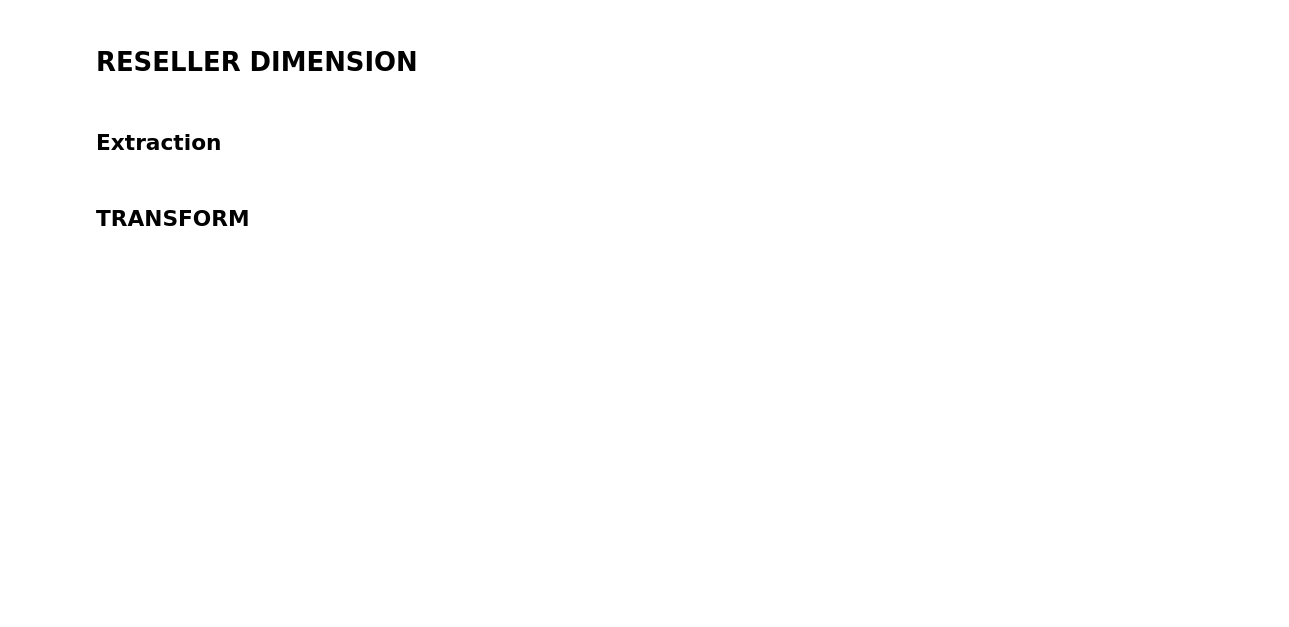
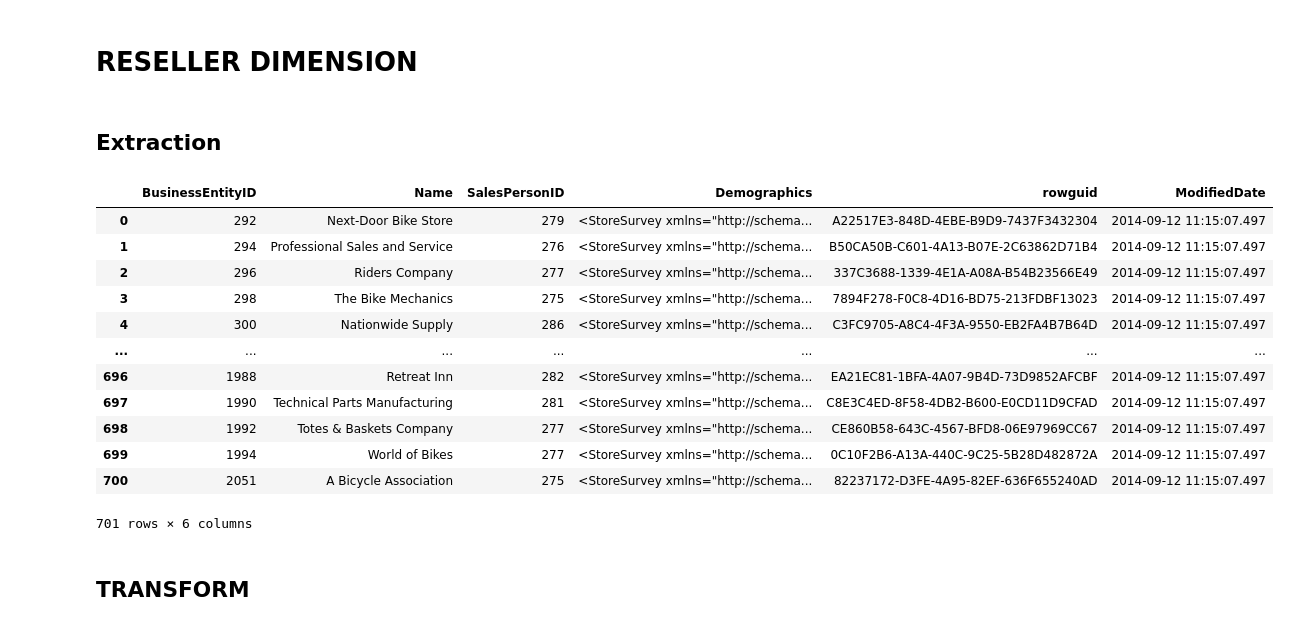
Before and after one commit to paulrojasg/data_science_part_4, a Jupyter notebook: DimReseller.ipynb, the cells around one changed output. Cells and saved outputs as stored; diff of their text form; code cells hidden in the pictures; blank space fills up the shorter version.

```diff
--- a/DimReseller.ipynb
+++ b/DimReseller.ipynb
@@ -10,12 +10,29 @@ db_op, db_etl = connect_databases()
 # %%
 
 store = pd.read_sql_query('SELECT * FROM [Sales].[Store]', db_op)
 store_demographics = pd.read_sql_query('SELECT * FROM [Sales].[vStoreWithDemographics]', db_op)
 person_phone = pd.read_sql_query('SELECT * FROM [Person].[PersonPhone]', db_op)
 sales_person = pd.read_sql_query('SELECT * FROM [Sales].[SalesPerson]', db_op)
 dim_geography = pd.read_sql_query('SELECT * FROM "DimGeography"', db_etl)
 address = pd.read_sql_query('SELECT AddressID, AddressLine1, AddressLine2 FROM [Person].[Address]', db_op)
 business_entity_address = pd.read_sql_query('SELECT * FROM [Person].[BusinessEntityAddress]', db_op)
+sales_order_header = pd.read_sql_query('SELECT SalesOrderID,OrderDate,CustomerID FROM [Sales].[SalesOrderHeader] WHERE OnlineOrderFlag = 0', db_op)
+customer = pd.read_sql_query('SELECT CustomerID,StoreID FROM [Sales].[Customer]', db_op)
+store
+# %% [output]
+|  | BusinessEntityID | Name | SalesPersonID | Demographics | rowguid | ModifiedDate |
+| 0 | 292 | Next-Door Bike Store | 279 | <StoreSurvey xmlns="http://schema... | A22517E3-848D-4EBE-B9D9-7437F3432304 | 2014-09-12 11:15:07.497 |
+| 1 | 294 | Professional Sales and Service | 276 | <StoreSurvey xmlns="http://schema... | B50CA50B-C601-4A13-B07E-2C63862D71B4 | 2014-09-12 11:15:07.497 |
+| 2 | 296 | Riders Company | 277 | <StoreSurvey xmlns="http://schema... | 337C3688-1339-4E1A-A08A-B54B23566E49 | 2014-09-12 11:15:07.497 |
+| 3 | 298 | The Bike Mechanics | 275 | <StoreSurvey xmlns="http://schema... | 7894F278-F0C8-4D16-BD75-213FDBF13023 | 2014-09-12 11:15:07.497 |
+| 4 | 300 | Nationwide Supply | 286 | <StoreSurvey xmlns="http://schema... | C3FC9705-A8C4-4F3A-9550-EB2FA4B7B64D | 2014-09-12 11:15:07.497 |
+| ... | ... | ... | ... | ... | ... | ... |
+| 696 | 1988 | Retreat Inn | 282 | <StoreSurvey xmlns="http://schema... | EA21EC81-1BFA-4A07-9B4D-73D9852AFCBF | 2014-09-12 11:15:07.497 |
+| 697 | 1990 | Technical Parts Manufacturing | 281 | <StoreSurvey xmlns="http://schema... | C8E3C4ED-8F58-4DB2-B600-E0CD11D9CFAD | 2014-09-12 11:15:07.497 |
+| 698 | 1992 | Totes & Baskets Company | 277 | <StoreSurvey xmlns="http://schema... | CE860B58-643C-4567-BFD8-06E97969CC67 | 2014-09-12 11:15:07.497 |
+| 699 | 1994 | World of Bikes | 277 | <StoreSurvey xmlns="http://schema... | 0C10F2B6-A13A-440C-9C25-5B28D482872A | 2014-09-12 11:15:07.497 |
+| 700 | 2051 | A Bicycle Association | 275 | <StoreSurvey xmlns="http://schema... | 82237172-D3FE-4A95-82EF-636F655240AD | 2014-09-12 11:15:07.497 |
+701 rows × 6 columns
 # %% [markdown]
 ## TRANSFORM
 # %%
```
Also changed, not shown: parts of 7 cells of this notebook, 1 other file.
